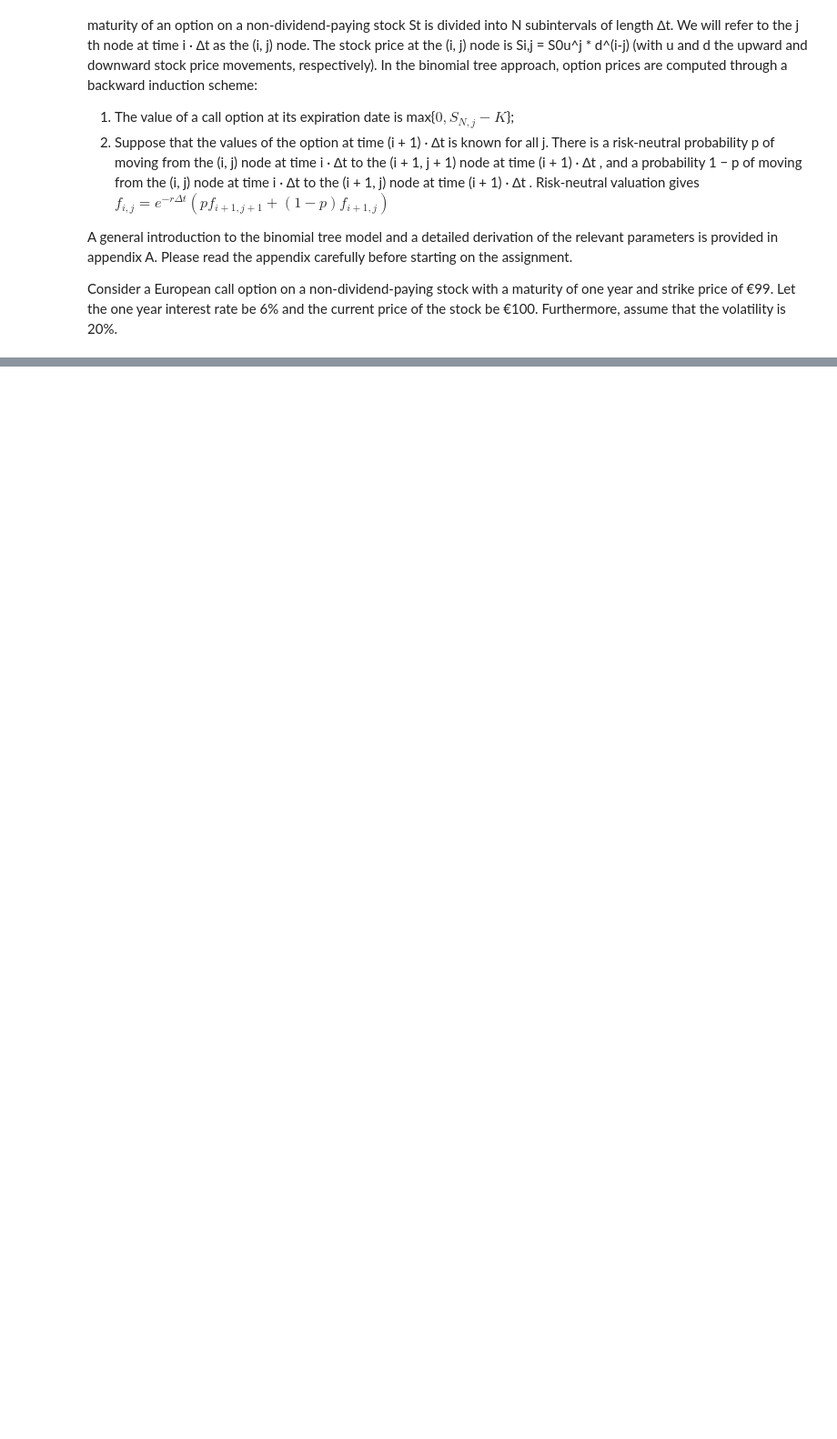
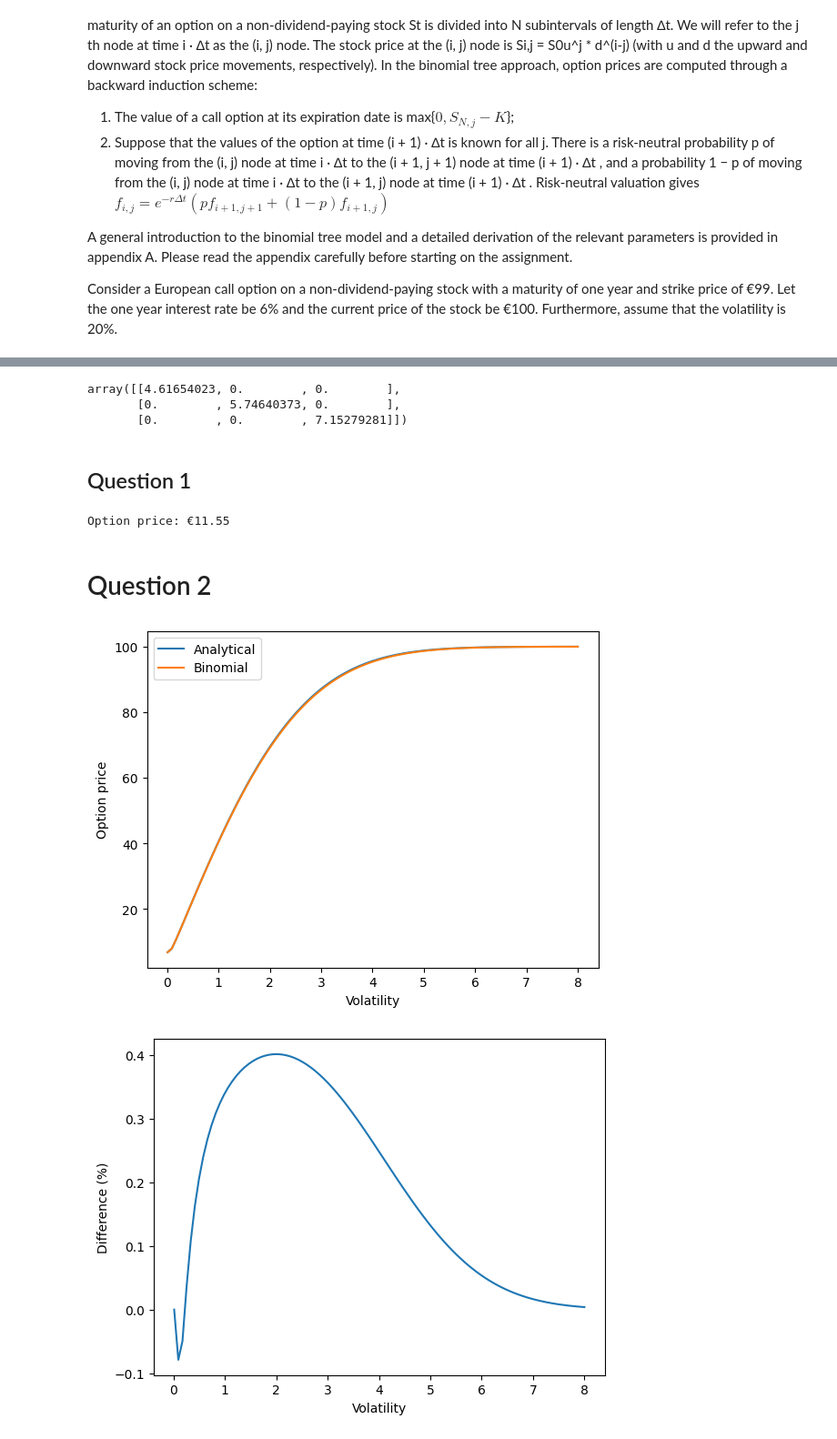
Before and after one commit to ThomasTenDamme/Comp_Finance_Group_16, a Jupyter notebook: Assignment 1/Part 2.ipynb, the cells around one changed output, grey strips where cells are left out. Shown at 91% size. Cells and saved outputs as stored; diff of their text form; code cells hidden in the pictures; blank space fills up the shorter version.

Commit message:
Added starts to questions 1-4 for part 2

```diff
--- a/Assignment 1/Part 2.ipynb
+++ b/Assignment 1/Part 2.ipynb
@@ -72,4 +80,73 @@ K = 85
 r = 0.1
 
 tree = buildTree(S, sigma, T, N)
-valueOptionMatrix(tree, T, r, K, sigma)
+valueOptionMatrix(tree, sigma, T, N, r, K)
+# %% [output]
+array([[4.61654023, 0.        , 0.        ],
+       [0.        , 5.74640373, 0.        ],
+       [0.        , 0.        , 7.15279281]])
+# %% [markdown]
+## Question 1
+# %%
+sigma = 0.2
+S = 100
+T = 1
+N = 50
+
+K = 99
+r = 0.06
+
+tree = buildTree(S, sigma, T, N)
+option_matrix = valueOptionMatrix(tree, sigma, T, N, r, K)
+option_price_binom = option_matrix[0, 0]
+
+print(f"Option price: €{option_price_binom:.2f}")
+# %% [output]
+Option price: €11.55
+# %% [markdown]
+# Question 2
+# %%
+def option_price_analytical(S, T, r, K, sigma):
+    # Black-Scholes formula for European option prices
+    d1 = (np.log(S / K) + (r + 0.5 * sigma ** 2) * T) / (sigma * np.sqrt(T))
+    d2 = d1 - sigma * np.sqrt(T)
+    return S * norm.cdf(d1) - K * np.exp(-r * T) * norm.cdf(d2)
+# %%
+S = 100
+T = 1
+N = 50
+
+K = 99
+r = 0.06
+
+sigma_values = np.linspace(0.01, 8, 100)
+
+analytical_pricings = []
+binomial_pricings = []
+
+for sigma in sigma_values:
+    option_price_analyt = option_price_analytical(S, T, r, K, sigma)
+    tree = buildTree(S, sigma, T, N)
+    option_matrix = valueOptionMatrix(tree, sigma, T, N, r, K)
+    option_price_binom = option_matrix[0, 0]
+
+    analytical_pricings.append(option_price_analyt)
+    binomial_pricings.append(option_price_binom)
+
+# Plot the results
+plt.plot(sigma_values, analytical_pricings, label="Analytical")
+plt.plot(sigma_values, binomial_pricings, label="Binomial")
+plt.xlabel("Volatility")
+plt.ylabel("Option price")
+plt.legend()
+plt.show()
+
+# Procentual difference
+diff = (np.array(analytical_pricings) - np.array(binomial_pricings)) / np.array(analytical_pricings) * 100
+plt.plot(sigma_values, diff)
+plt.xlabel("Volatility")
+plt.ylabel("Difference (%)")
+plt.show()
+# %% [output]
+[figure, added]
+[figure, added]
```
Also changed, not shown: parts of 13 cells of this notebook.
